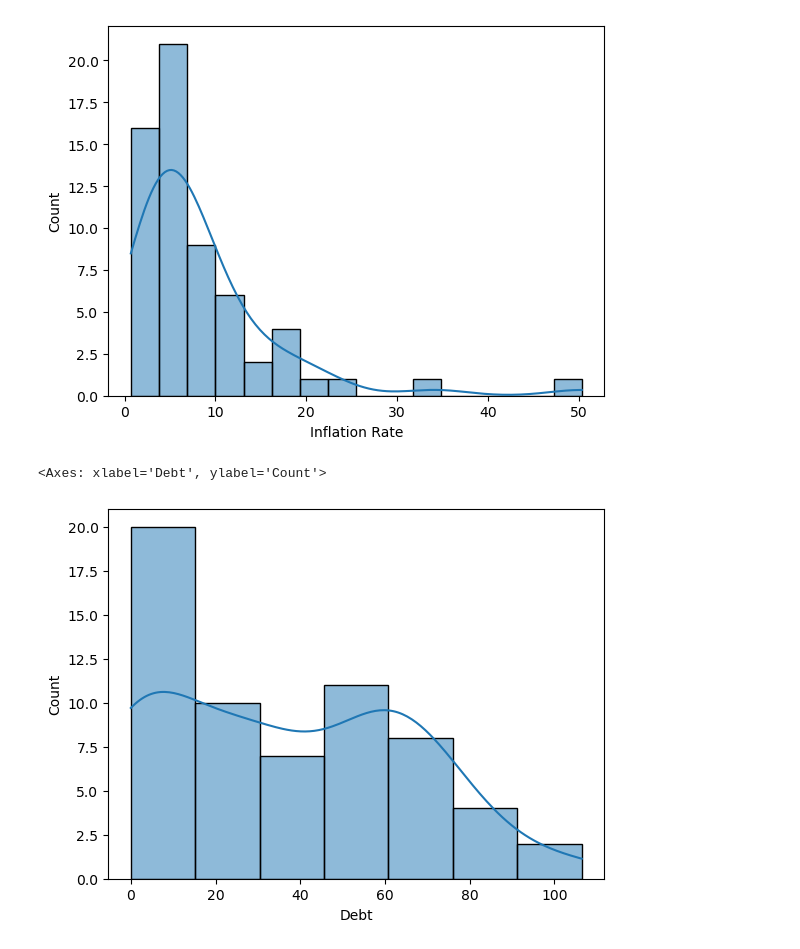
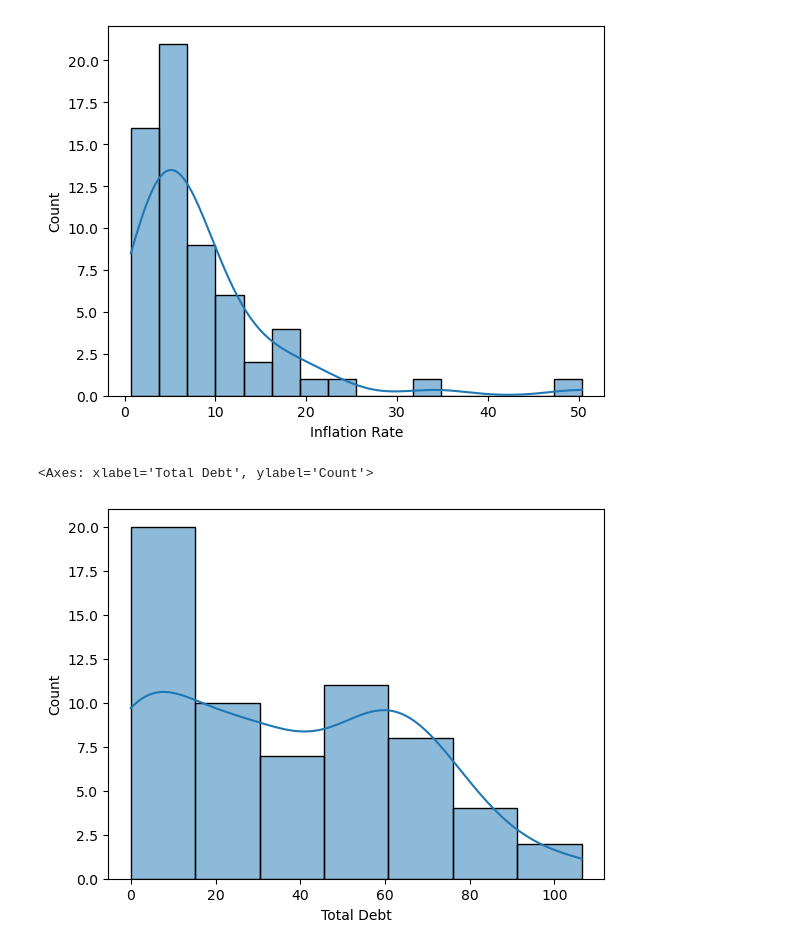
Before and after one commit to Giyanellow/Time-Series-Analysis-on-Philippine-Debt-and-Inflation, a Jupyter notebook: CAPSTONE PROJECT.ipynb, the cells around one changed output. Cells and saved outputs as stored; diff of their text form; code cells hidden in the pictures.

```diff
--- a/CAPSTONE PROJECT.ipynb
+++ b/CAPSTONE PROJECT.ipynb
@@ -165,3 +182,0 @@ df_inflation.head(70)
-# %%
-df_inflation = df_inflation.drop(df_inflation.index[-1])
-df_inflation.head(70)
@@ -182,4 +182,0 @@ df_inflation.head(70)
-# %%
-df_inflation['Debt'] = df_inflation['Debt'].astype(float)
-pd.options.display.float_format = '{:.2f}'.format
-df_inflation.head(70)
@@ -200,14 +183,15 @@ df_inflation.head(70)
 # %%
 def format_currency(x):
-    if x >= 1e9:
+    if x >= 1e9 or x <= -1e9:
         return x*1e-9
-    elif x >= 1e6:
+    elif x >= 1e6 or x <= -1e6:
         return x*1e-6
-    elif x >= 1e3:
+    elif x >= 1e3 or x <= -1e3:
         return x*1e-3
     else:
         return x
 
-df_inflation['Debt'] = df_inflation['Debt'].apply(format_currency)
+
+df_inflation['Total Debt'] = df_inflation['Total Debt'].apply(format_currency)
 df_inflation.head(70)
 # %% [output]
@@ -226,0 +215,16 @@ df_inflation.head(70)
+# %%
+# Reset the index of df_inflation
+df_inflation.reset_index(drop=True, inplace=True)
+
+# Calculate added debt per year
+added_debt_per_year = []
+for i in range(1, len(df_inflation['Total Debt'])):
+    added_debt_per_year.append(df_inflation['Total Debt'][i] - df_inflation['Total Debt'][i-1])
+
+added_debt_per_year.pop()
+added_debt_per_year.insert(0, 0.0)
+print(len(added_debt_per_year))
+
+df_inflation = df_inflation[:-1]
+# # Add the 'Added Debt' column to df_inflation
+df_inflation['Added Debt'] = added_debt_per_year
@@ -248,7 +322,7 @@ sns.histplot(df_inflation['Inflation Rate'], kde=True)
 <Axes: xlabel='Inflation Rate', ylabel='Count'>
 [figure]
 # %%
-sns.histplot(df_inflation['Debt'], kde=True)
+sns.histplot(df_inflation['Total Debt'], kde=True)
 # %% [output]
-<Axes: xlabel='Debt', ylabel='Count'>
+<Axes: xlabel='Total Debt', ylabel='Count'>
-[figure, old version]
+[figure, new version]
```
Also changed, not shown: parts of 42 cells of this notebook, 6 other files.
